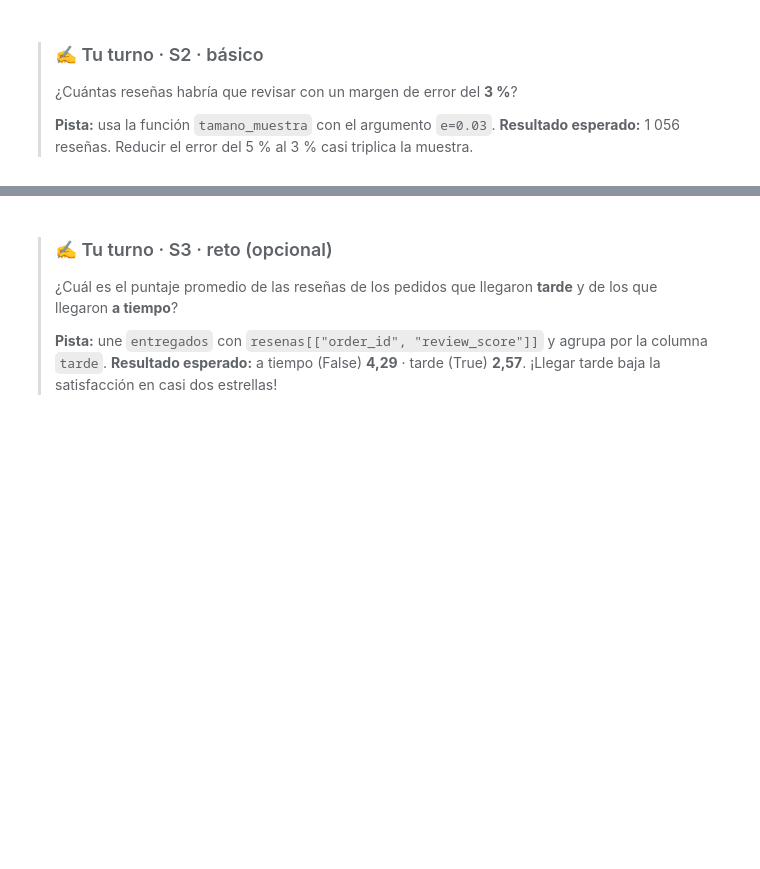
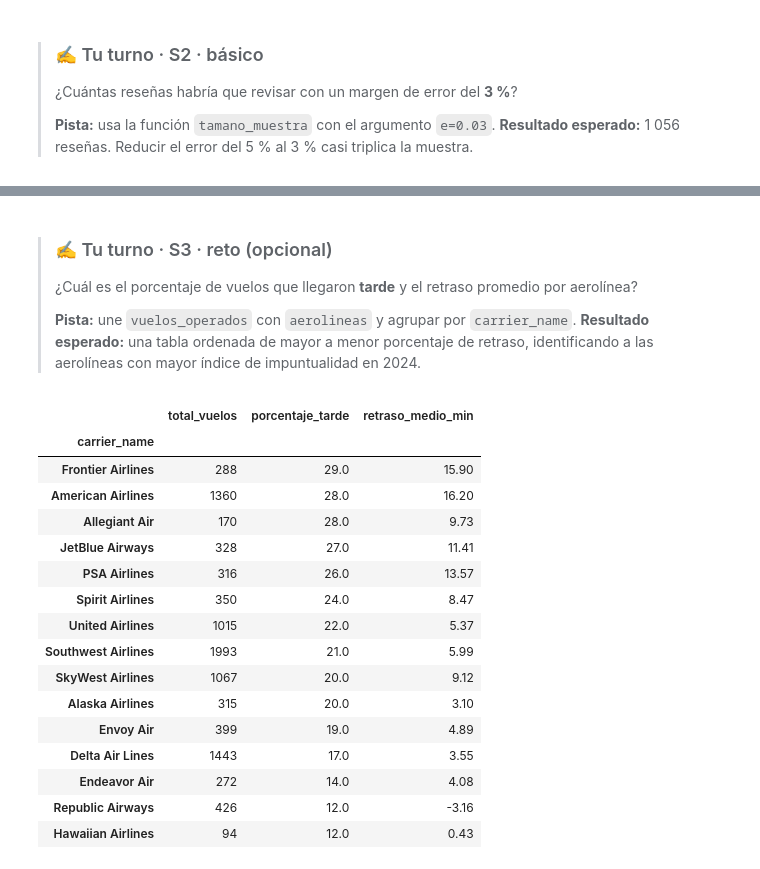
Before and after one commit to corinaccqf/miadas-grupo4-proyecto, a Jupyter notebook: flight_2024.ipynb, the cells around one changed output, grey strips where cells are left out. Drawn from its saved outputs; the diff is of its cells as text; code cells hidden in the pictures; blank space fills up the shorter version.

```diff
--- a/flight_2024.ipynb
+++ b/flight_2024.ipynb
@@ -64,2 +115,5 @@ pedidos.head(3)
 # %%
-pedidos.info()
+pd.set_option("display.max_rows", None)
+vuelos.info()
+
+vuelos.head(5)
@@ -78,0 +228,8 @@ print("Último pedido:", pedidos["order_purchase_timestamp"].max())
+# %%
+columnas_hora = ["crs_dep_time","crs_arr_time"]
+for col in columnas_hora:
+    vuelos[col] = pd.to_datetime(vuelos[col].astype(str).str.zfill(4),
+    format='%H%M',
+    errors='coerce').dt.time
+
+vuelos[["crs_dep_time","crs_arr_time"]].head(3)
@@ -90,3 +256,4 @@ El código postal es una variable **nominal**: identifica, no mide. Como vimos e
 # %%
-clientes["customer_zip_code_prefix"] = clientes["customer_zip_code_prefix"].astype(str).str.zfill(5)
-clientes[["customer_zip_code_prefix"]].head(3)
+# Lo convertimos a texto entero (nominal) porque promediar números de vuelo no tiene sentido
+vuelos["op_carrier_fl_num"] = vuelos["op_carrier_fl_num"].astype(int).astype(str)
+vuelos[["op_carrier_fl_num"]].head(3)
@@ -200,7 +430,7 @@ Un pedido llegó tarde si la **fecha real de entrega** es posterior a la **fecha
 # %%
-entregados = pedidos[pedidos["order_status"] == "delivered"].dropna(subset=["order_delivered_customer_date"]).copy()
-entregados["tarde"] = entregados["order_delivered_customer_date"] > entregados["order_estimated_delivery_date"]
+vuelos_operados = vuelos[vuelos["cancelled"] == 0].dropna(subset=["arr_delay"]).copy()
+vuelos_operados["tarde"] = vuelos_operados["arr_delay"] >= 15
 
-print("Pedidos entregados analizados:", len(entregados))
-print("Llegaron tarde:", entregados["tarde"].sum())
-print("Porcentaje tarde:", round(entregados["tarde"].mean() * 100, 1), "%")
+print("Vuelos operados analizados:", len(vuelos_operados))
+print("Llegaron tarde (>=15 min):", vuelos_operados["tarde"].sum())
+print("Porcentaje tarde:", round(vuelos_operados["tarde"].mean() * 100, 1), "%")
@@ -218,12 +461,40 @@ pedidos_resenas.shape
 # %% [markdown]
 > ### ✍️ Tu turno · S3 · reto (opcional)
-> ¿Cuál es el puntaje promedio de las reseñas de los pedidos que llegaron **tarde** y de los que llegaron **a tiempo**?
+> ¿Cuál es el porcentaje de vuelos que llegaron **tarde**  y el retraso promedio por aerolínea?
 >
-> **Pista:** une `entregados` con `resenas[["order_id", "review_score"]]` y agrupa por la columna `tarde`.
-> **Resultado esperado:** a tiempo (False) **4,29** · tarde (True) **2,57**. ¡Llegar tarde baja la satisfacción en casi dos estrellas!
+> **Pista:** une `vuelos_operados` con `aerolineas` y agrupar por `carrier_name`.
+> **Resultado esperado:** una tabla ordenada de mayor a menor porcentaje de retraso, identificando a las aerolíneas con mayor índice de impuntualidad en 2024.
 # %%
-x = entregados.merge(resenas[["order_id", "review_score"]], on="order_id")
-x.groupby("___")["review_score"].mean().round(2)
+x = vuelos_operados.merge(aerolineas, on="id_carrier", how="left")
+
+# Calculamos métricas por aerolínea usando funciones estándar
+resumen_aerolineas = x.groupby("carrier_name").agg(
+    total_vuelos=("id_flight", "count"),
+    proporcion_tarde=("tarde", "mean"),
+    retraso_medio_min=("arr_delay", "mean")
+).round(2)
+
+# Convertir proporción a porcentaje y ordenar
+resumen_aerolineas["porcentaje_tarde"] = (resumen_aerolineas["proporcion_tarde"] * 100).round(1)
+resumen_aerolineas[["total_vuelos", "porcentaje_tarde", "retraso_medio_min"]].sort_values(by="porcentaje_tarde", ascending=False)
+# %% [output]
+|  | total_vuelos | porcentaje_tarde | retraso_medio_min |
+| carrier_name |  |  |  |
+| Frontier Airlines | 288 | 29.0 | 15.90 |
+| American Airlines | 1360 | 28.0 | 16.20 |
+| Allegiant Air | 170 | 28.0 | 9.73 |
+| JetBlue Airways | 328 | 27.0 | 11.41 |
+| PSA Airlines | 316 | 26.0 | 13.57 |
+| Spirit Airlines | 350 | 24.0 | 8.47 |
+| United Airlines | 1015 | 22.0 | 5.37 |
+| Southwest Airlines | 1993 | 21.0 | 5.99 |
+| SkyWest Airlines | 1067 | 20.0 | 9.12 |
+| Alaska Airlines | 315 | 20.0 | 3.10 |
+| Envoy Air | 399 | 19.0 | 4.89 |
+| Delta Air Lines | 1443 | 17.0 | 3.55 |
+| Endeavor Air | 272 | 14.0 | 4.08 |
+| Republic Airways | 426 | 12.0 | -3.16 |
+| Hawaiian Airlines | 94 | 12.0 | 0.43 |
 # %% [markdown]
 ---
 # Cierre · Informe de recolección inicial (CRISP-DM, fase 2)
```
Also changed, not shown: parts of 41 cells of this notebook, 1 other file.
